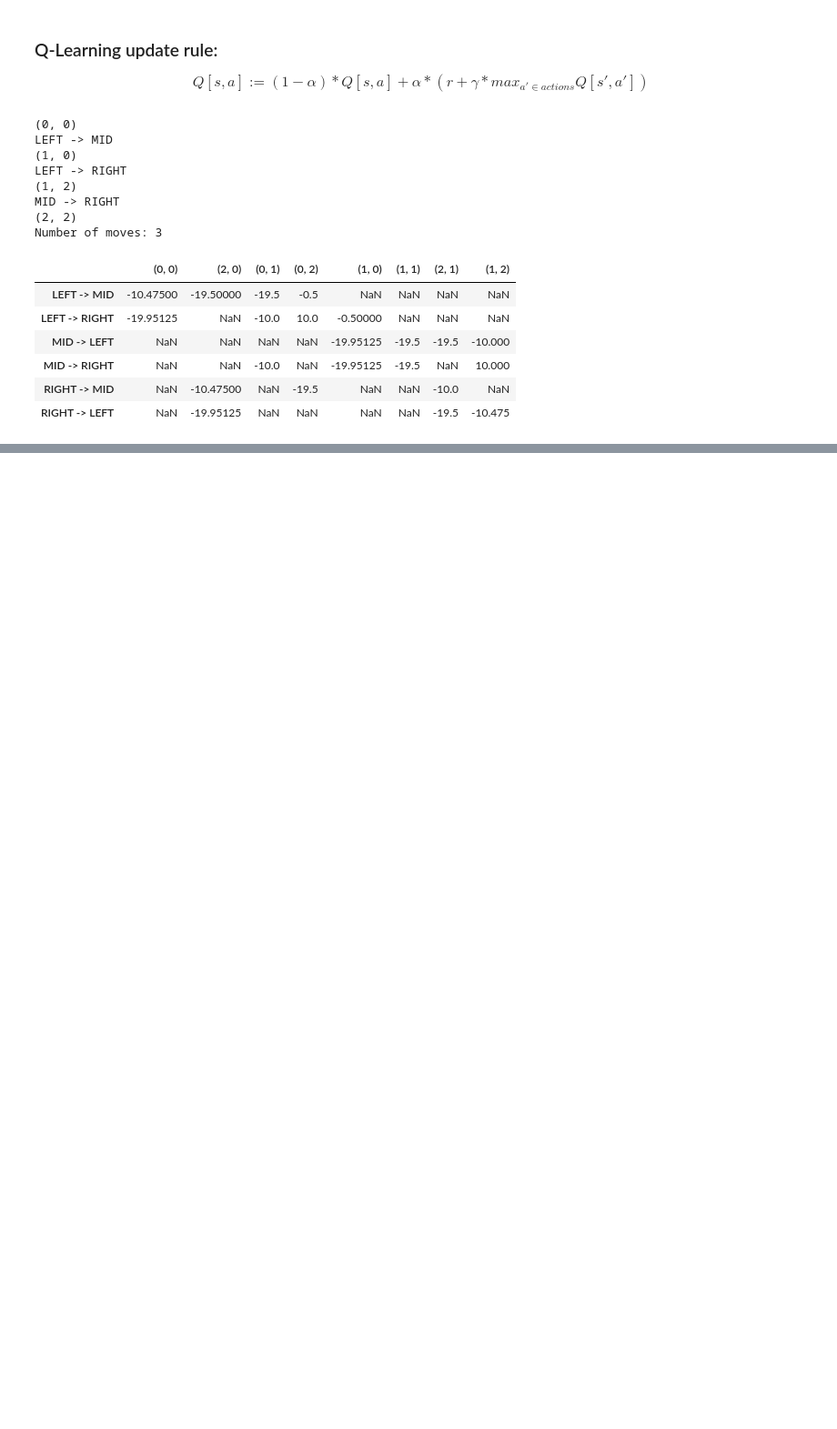
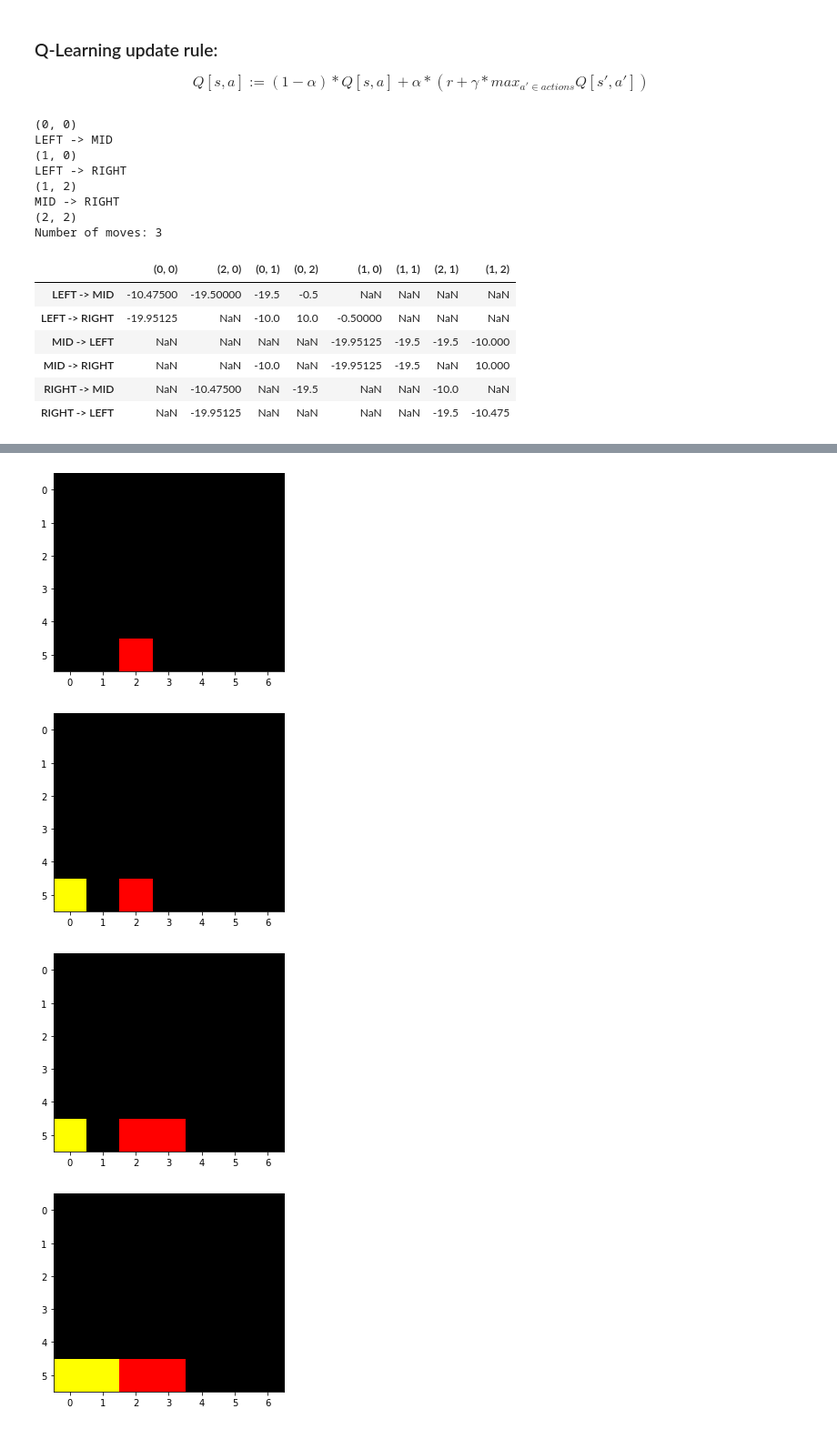
Before and after one commit to gaetanserre/Reinforcement-learning-algorithms, a Jupyter notebook: Q-Learning/Q-Learning.ipynb, the cells around one changed output, grey strips where cells are left out. Shown: that part at 91% size. Cells and saved outputs as stored; diff of their text form; code cells hidden in the pictures; blank space fills up the shorter version.

Commit message:
Connect4 working + update notebook & README

```diff
--- a/Q-Learning/Q-Learning.ipynb
+++ b/Q-Learning/Q-Learning.ipynb
@@ -56,11 +21,0 @@ Column no 2
-# %%
-s = tuple(np.array(
-             [[0., 1., 0., 1.],
-              [0., 2., 2., 2.],
-              [2., 1., 1., 1.]]).flatten())
-player = 0
-p = Connect4(player+1)
-print(get_policy_score(p, policy[player], s))
-p.set_state(s)
-plt.imshow(p.colorize_state())
-agent.choose_action(p, policy[player])
@@ -140,0 +80,9 @@ plot_Q_evolution(Hanoi, agent, np.linspace(10, 100, 8, dtype=np.int64))
+# %%
+policies = agent.Q_fit_2_players(nb_games=500)
+# %%
+Connect4.play_vs(agent, policies, player=0, state=None)
+# %% [output]
+[figure, added]
+[figure, added]
+[figure, added]
+[figure, added]
```
Also changed, not shown: parts of 10 cells of this notebook, 3 other files.
